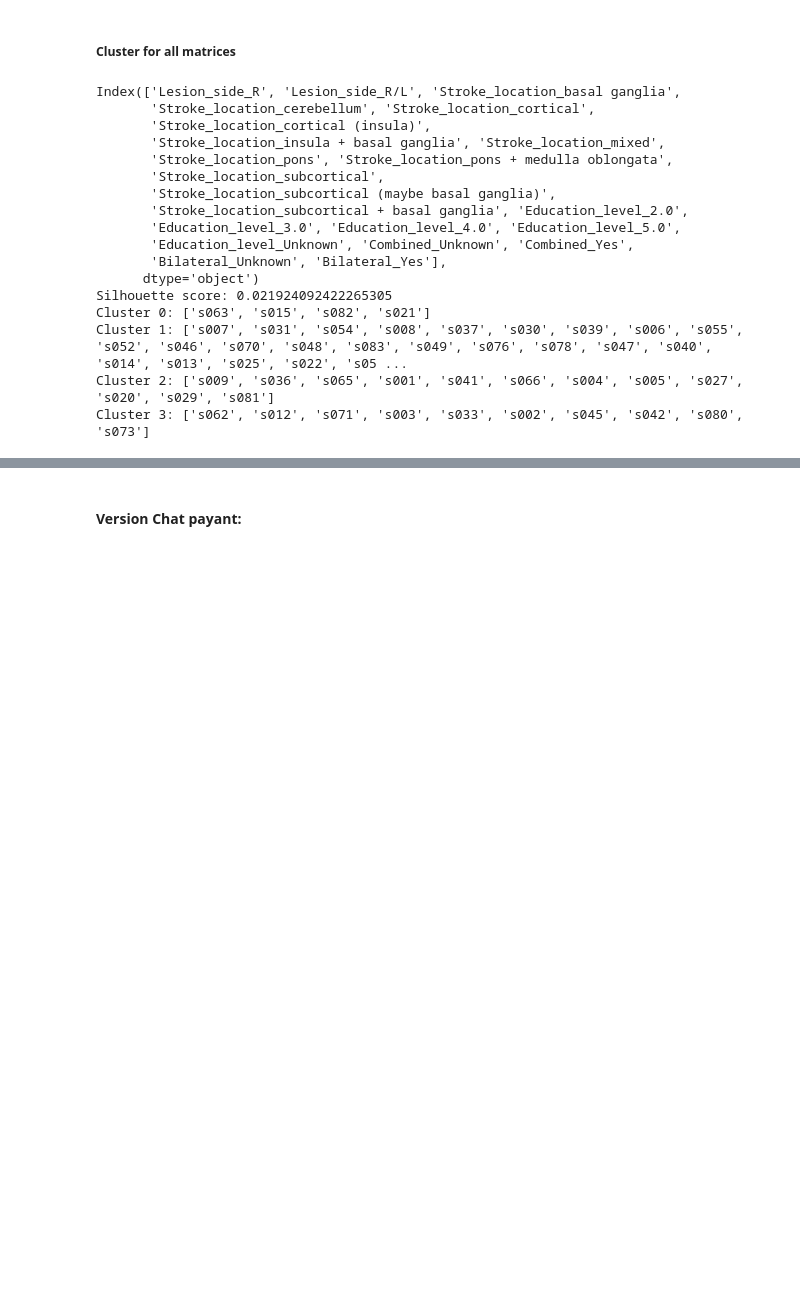
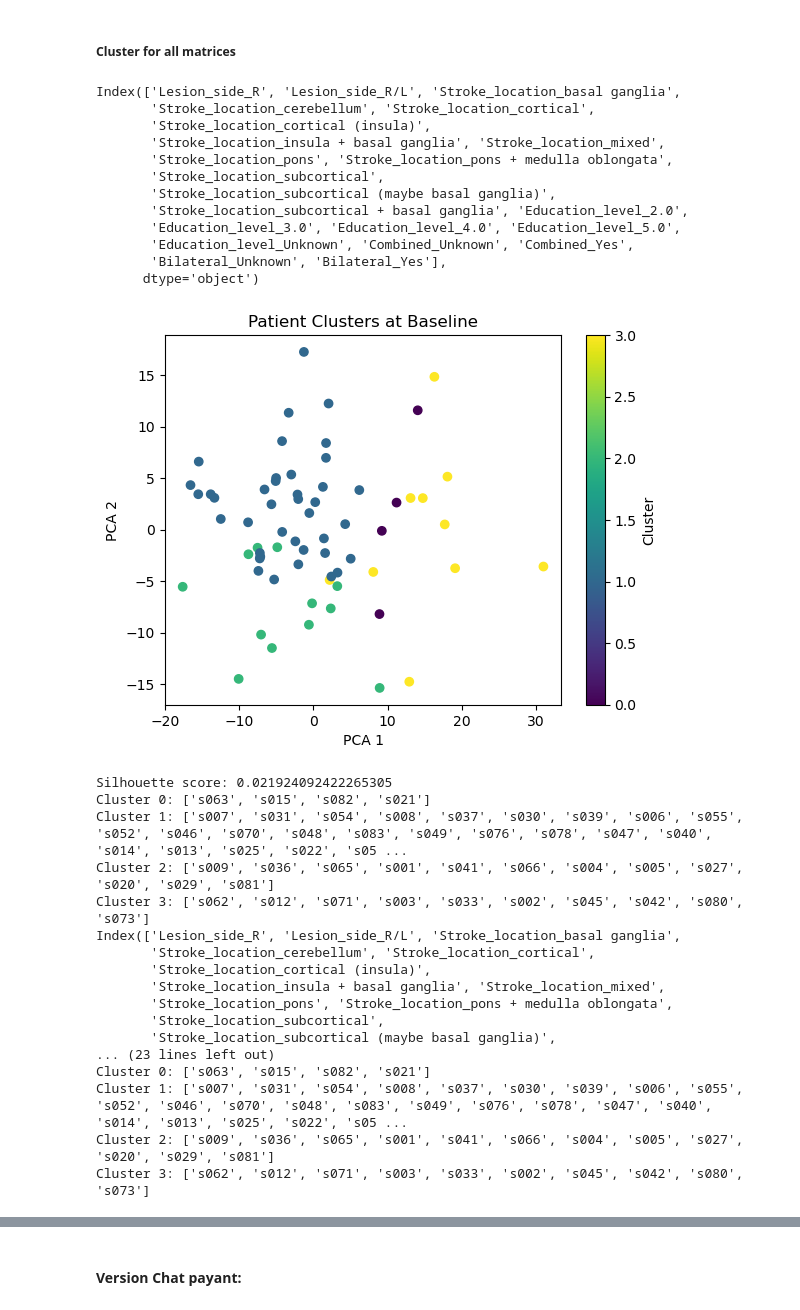
Before and after one commit to maylismlr/uphummel_MA4, a Jupyter notebook: clustering.ipynb, the cells around one changed output, grey strips where cells are left out. Saved outputs shown, nothing was run; the diff lists cells and outputs as text; code cells hidden in the pictures; blank space fills up the shorter version.

```diff
--- a/clustering.ipynb
+++ b/clustering.ipynb
@@ -101,28 +62,41 @@ matrices column names:  Index(['subject_id', 'T1_matrix', 'T3_matrix', 'subject_
 # %%
 categorical_cols = ['Lesion_side', 'Stroke_location','Education_level','Combined', 'Bilateral']
 numerical_cols = ['lesion_volume_mm3','Age','Gender']
 
-all_matrices_labeled = functions.cluster_and_plot(all_matrices, numerical_cols_names= numerical_cols, categorical_cols_name=categorical_cols, clusters=4, plot=False)
-#t1_t3_matrices_labeled = functions.cluster_and_plot(t1_t3_matrices, numerical_cols_names= numerical_cols, categorical_cols_name=categorical_cols, clusters=4, plot=False)
-#t1_t4_matrices_labeled = functions.cluster_and_plot(t1_t4_matrices, numerical_cols_names= numerical_cols, categorical_cols_name=categorical_cols, clusters=4, plot=False)
+all_matrices_labeled = functions.cluster_and_plot(all_matrices, numerical_cols_names= numerical_cols, categorical_cols_name=categorical_cols, clusters=4, plot=True)
+t1_t3_matrices_labeled = functions.cluster_and_plot(t1_t3_matrices, numerical_cols_names= numerical_cols, categorical_cols_name=categorical_cols, clusters=4, plot=False)
+t1_t4_matrices_labeled = functions.cluster_and_plot(t1_t4_matrices, numerical_cols_names= numerical_cols, categorical_cols_name=categorical_cols, clusters=4, plot=False)
 
 # NORMAL THAT WE GET THE SAME CLUSTERS FOR ALL TIMEPOINTS
 # because we are using the same data for clustering (T1)
 # %% [output]
 Index(['Lesion_side_R', 'Lesion_side_R/L', 'Stroke_location_basal ganglia',
        'Stroke_location_cerebellum', 'Stroke_location_cortical',
        'Stroke_location_cortical (insula)',
        'Stroke_location_insula + basal ganglia', 'Stroke_location_mixed',
        'Stroke_location_pons', 'Stroke_location_pons + medulla oblongata',
        'Stroke_location_subcortical',
        'Stroke_location_subcortical (maybe basal ganglia)',
        'Stroke_location_subcortical + basal ganglia', 'Education_level_2.0',
        'Education_level_3.0', 'Education_level_4.0', 'Education_level_5.0',
        'Education_level_Unknown', 'Combined_Unknown', 'Combined_Yes',
        'Bilateral_Unknown', 'Bilateral_Yes'],
       dtype='object')
-Silhouette score: 0.021924092422265305
-Cluster 0: ['s063', 's015', 's082', 's021']
-Cluster 1: ['s007', 's031', 's054', 's008', 's037', 's030', 's039', 's006', 's055', 's052', 's046', 's070', 's048', 's083', 's049', 's076', 's078', 's047', 's040', 's014', 's013', 's025', 's022', 's05 ...
-Cluster 2: ['s009', 's036', 's065', 's001', 's041', 's066', 's004', 's005', 's027', 's020', 's029', 's081']
-Cluster 3: ['s062', 's012', 's071', 's003', 's033', 's002', 's045', 's042', 's080', 's073']
+[figure, added]
+Silhouette score: 0.021924092422265305
+Cluster 0: ['s063', 's015', 's082', 's021']
+Cluster 1: ['s007', 's031', 's054', 's008', 's037', 's030', 's039', 's006', 's055', 's052', 's046', 's070', 's048', 's083', 's049', 's076', 's078', 's047', 's040', 's014', 's013', 's025', 's022', 's05 ...
+Cluster 2: ['s009', 's036', 's065', 's001', 's041', 's066', 's004', 's005', 's027', 's020', 's029', 's081']
+Cluster 3: ['s062', 's012', 's071', 's003', 's033', 's002', 's045', 's042', 's080', 's073']
+Index(['Lesion_side_R', 'Lesion_side_R/L', 'Stroke_location_basal ganglia',
+       'Stroke_location_cerebellum', 'Stroke_location_cortical',
+       'Stroke_location_cortical (insula)',
+       'Stroke_location_insula + basal ganglia', 'Stroke_location_mixed',
+       'Stroke_location_pons', 'Stroke_location_pons + medulla oblongata',
+       'Stroke_location_subcortical',
+       'Stroke_location_subcortical (maybe basal ganglia)',
+... (23 lines left out)
+Cluster 0: ['s063', 's015', 's082', 's021']
+Cluster 1: ['s007', 's031', 's054', 's008', 's037', 's030', 's039', 's006', 's055', 's052', 's046', 's070', 's048', 's083', 's049', 's076', 's078', 's047', 's040', 's014', 's013', 's025', 's022', 's05 ...
+Cluster 2: ['s009', 's036', 's065', 's001', 's041', 's066', 's004', 's005', 's027', 's020', 's029', 's081']
+Cluster 3: ['s062', 's012', 's071', 's003', 's033', 's002', 's045', 's042', 's080', 's073']
```
Also changed, not shown: parts of 22 cells of this notebook, 3 other files.
